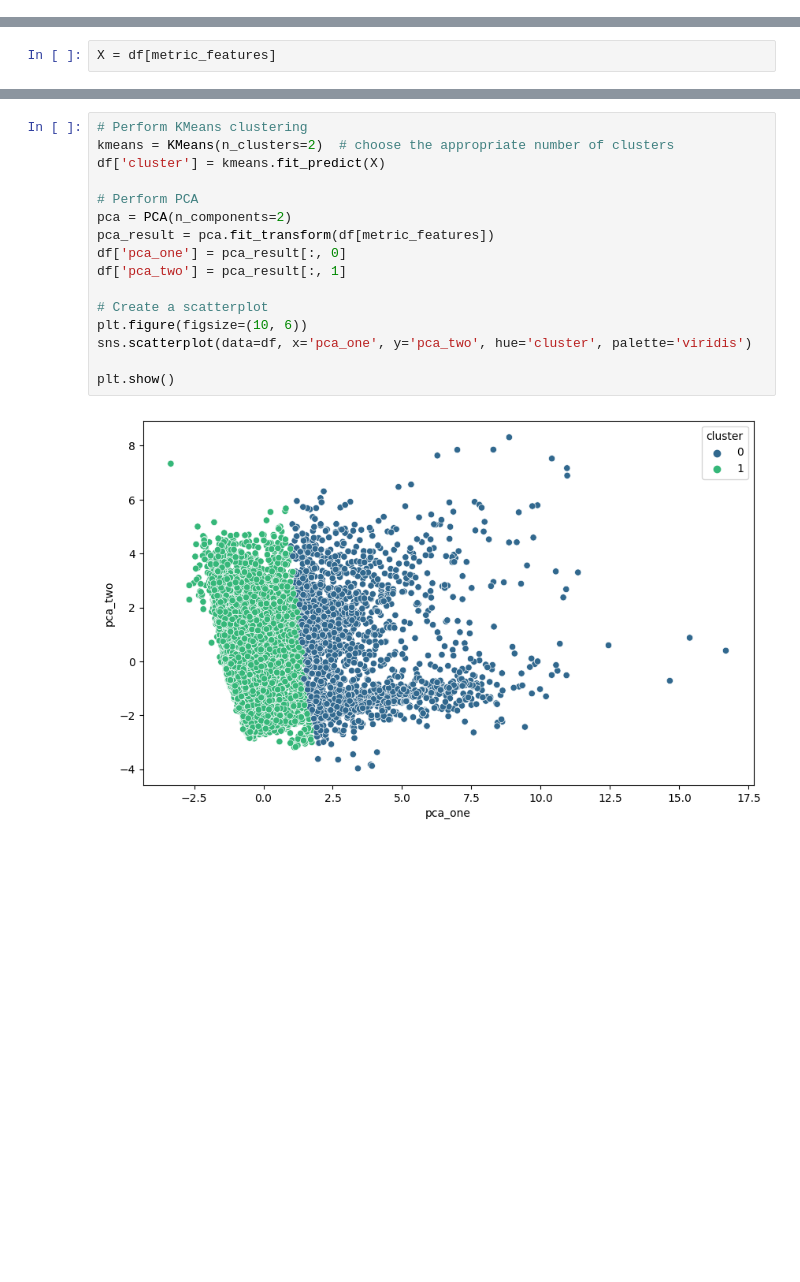
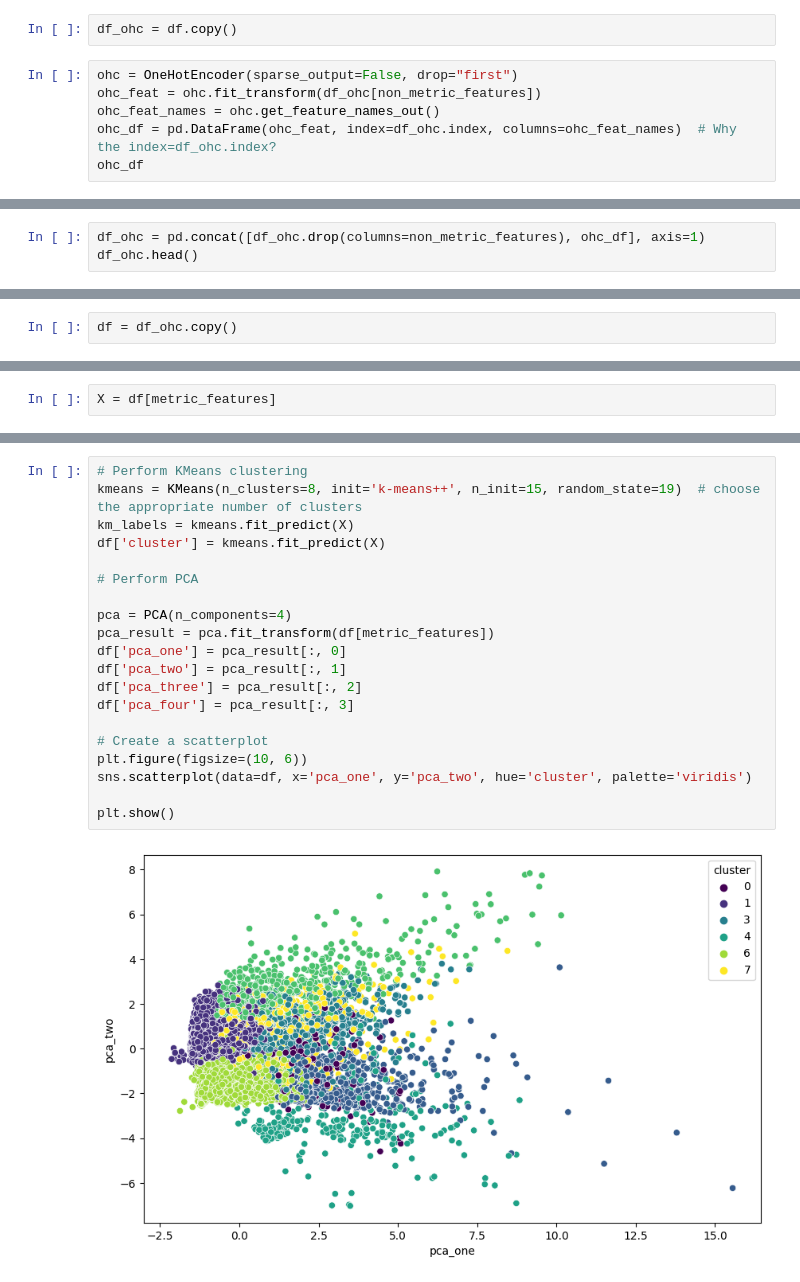
Before and after one commit to Sebastiao199/DataMining_Proj_Group8, a Jupyter notebook: First_Cycle_Kmeans.ipynb, the cells around one changed output, grey strips where cells are left out. Saved outputs shown, nothing was run; the diff lists cells and outputs as text; blank space fills up the shorter version.

```diff
--- a/First_Cycle_Kmeans.ipynb
+++ b/First_Cycle_Kmeans.ipynb
@@ -737,0 +1175,8 @@ df[metric_features]
+# %%
+df_ohc = df.copy()
+# %%
+ohc = OneHotEncoder(sparse_output=False, drop="first")
+ohc_feat = ohc.fit_transform(df_ohc[non_metric_features])
+ohc_feat_names = ohc.get_feature_names_out()
+ohc_df = pd.DataFrame(ohc_feat, index=df_ohc.index, columns=ohc_feat_names)  # Why the index=df_ohc.index?
+ohc_df
@@ -737,0 +1198,3 @@ df[metric_features]
+# %%
+df_ohc = pd.concat([df_ohc.drop(columns=non_metric_features), ohc_df], axis=1)
+df_ohc.head()
@@ -737,0 +1209,2 @@ df[metric_features]
+# %%
+df = df_ohc.copy()
@@ -777,18 +1256,22 @@ plt.show()
 # %%
 # Perform KMeans clustering
-kmeans = KMeans(n_clusters=2)  # choose the appropriate number of clusters
+kmeans = KMeans(n_clusters=8, init='k-means++', n_init=15, random_state=19)  # choose the appropriate number of clusters
+km_labels = kmeans.fit_predict(X)
 df['cluster'] = kmeans.fit_predict(X)
 
 # Perform PCA
-pca = PCA(n_components=2)
+
+pca = PCA(n_components=4)
 pca_result = pca.fit_transform(df[metric_features])
 df['pca_one'] = pca_result[:, 0]
 df['pca_two'] = pca_result[:, 1]
+df['pca_three'] = pca_result[:, 2]
+df['pca_four'] = pca_result[:, 3]
 
 # Create a scatterplot
 plt.figure(figsize=(10, 6))
 sns.scatterplot(data=df, x='pca_one', y='pca_two', hue='cluster', palette='viridis')
 
 plt.show()
 # %% [output]
-[figure, old version]
+[figure, new version]
```
Also changed, not shown: parts of 86 cells of this notebook.
